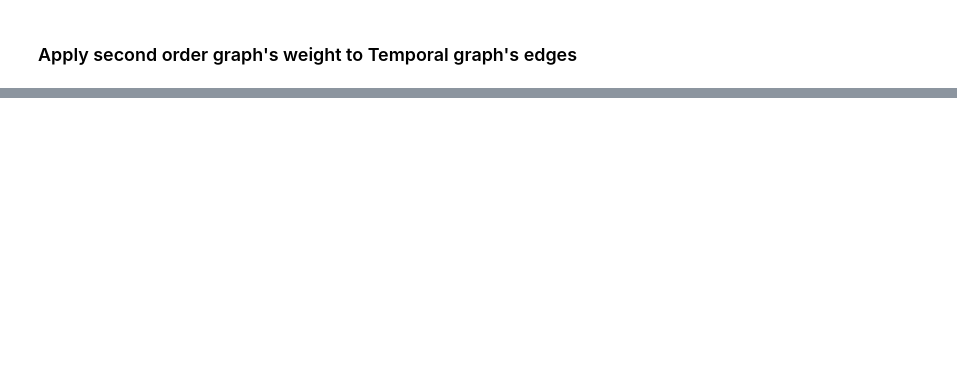
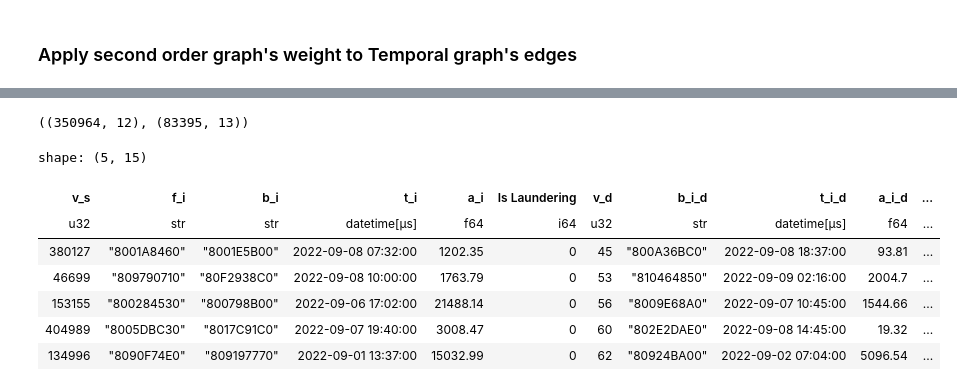
Before and after one commit to FrosBitz/KBTG-hackathon, a Jupyter notebook: EDA_memory_optim.ipynb, the cells around one changed output, grey strips where cells are left out. Drawn from its saved outputs; the diff is of its cells as text; code cells hidden in the pictures; blank space fills up the shorter version.

```diff
--- a/EDA_memory_optim.ipynb
+++ b/EDA_memory_optim.ipynb
@@ -578,0 +635,48 @@ shape: (350_964, 14)
+# %%
+edges_features = edges_with_weight.join(
+    nodes_with_community.select([
+        pl.col("node_id").alias("v_s"),
+        pl.col("community_id").alias("community_id_s")
+    ]),
+    how="left",
+    on="v_s"
+).join(
+    nodes_with_community.select([
+        pl.col("node_id").alias("v_d"),
+        pl.col("community_id").alias("community_id_d")
+    ]),
+    how="left",
+    on="v_d"
+).filter(
+    pl.col("community_id_s") == pl.col("community_id_d")
+).drop([
+    "community_id_d"
+])
+# %%
+edges_with_weight.collect().shape, edges_features.collect().shape
+# %% [output]
+((350964, 12), (83395, 13))
+# %%
+edges_features = edges_features.join(
+    edges_in_degrees,
+    left_on="v_d",
+    right_on="node_id",
+    how="left"
+# )
+).join(
+    edges_out_degrees,
+    left_on="v_s",
+    right_on="node_id",
+    how="left"
+)
+# %%
+edges_features.collect().head()
+# %% [output]
+shape: (5, 15)
+| v_s | f_i | b_i | t_i | a_i | Is Laundering | v_d | b_i_d | t_i_d | a_i_d | ... |
+| u32 | str | str | datetime[μs] | f64 | i64 | u32 | str | datetime[μs] | f64 | ... |
+| 380127 | "8001A8460" | "8001E5B00" | 2022-09-08 07:32:00 | 1202.35 | 0 | 45 | "800A36BC0" | 2022-09-08 18:37:00 | 93.81 | ... |
+| 46699 | "809790710" | "80F2938C0" | 2022-09-08 10:00:00 | 1763.79 | 0 | 53 | "810464850" | 2022-09-09 02:16:00 | 2004.7 | ... |
+| 153155 | "800284530" | "800798B00" | 2022-09-06 17:02:00 | 21488.14 | 0 | 56 | "8009E68A0" | 2022-09-07 10:45:00 | 1544.66 | ... |
+| 404989 | "8005DBC30" | "8017C91C0" | 2022-09-07 19:40:00 | 3008.47 | 0 | 60 | "802E2DAE0" | 2022-09-08 14:45:00 | 19.32 | ... |
+| 134996 | "8090F74E0" | "809197770" | 2022-09-01 13:37:00 | 15032.99 | 0 | 62 | "80924BA00" | 2022-09-02 07:04:00 | 5096.54 | ... |
```
Also changed, not shown: parts of 60 cells of this notebook, 2 other files.
